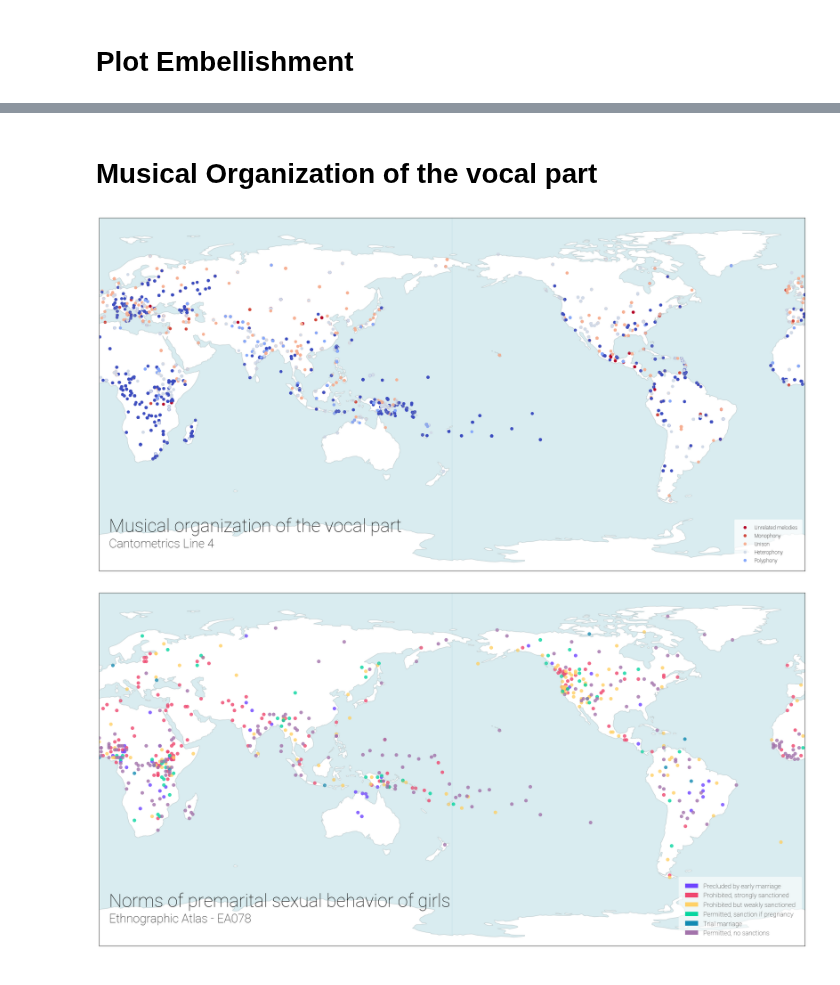
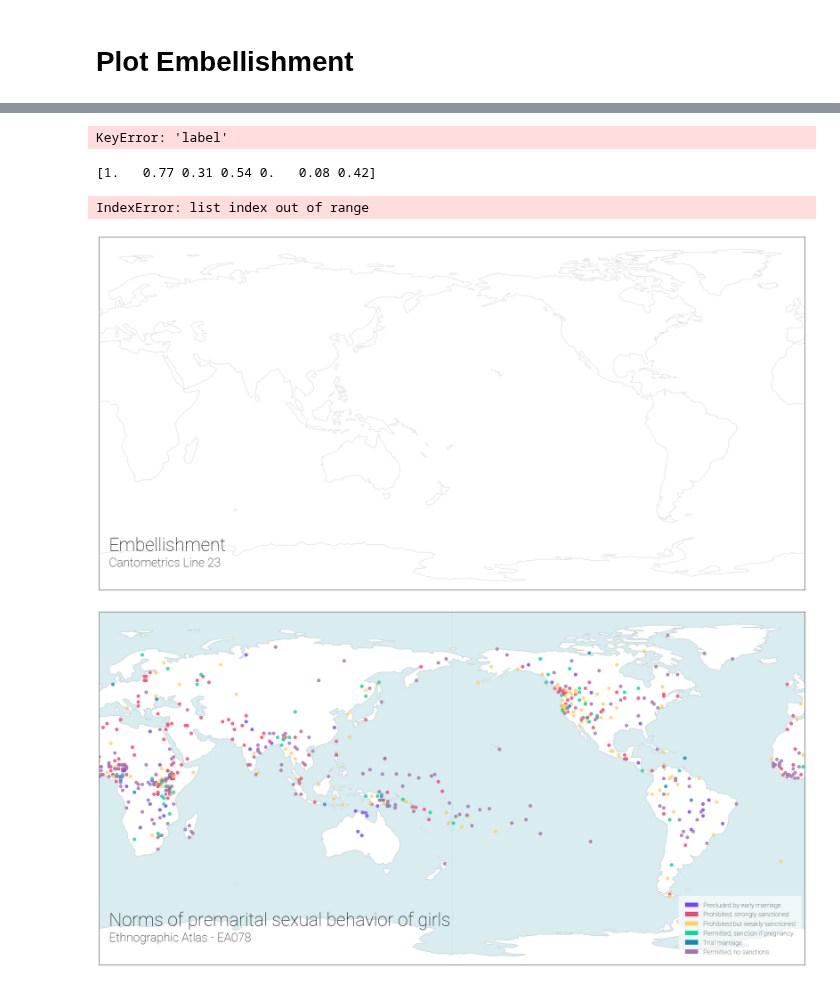
Before and after one commit to theglobaljukebox/Woodetal2021-Analysis, a Jupyter notebook: Map Plots.ipynb, the cells around one changed output, grey strips where cells are left out. Drawn from its saved outputs; the diff is of its cells as text; code cells hidden in the pictures.

```diff
--- a/Map Plots.ipynb
+++ b/Map Plots.ipynb
@@ -7,7 +9,7 @@ import matplotlib.font_manager as font_manager
 # %% [markdown]
 ## Read the data
 # %%
-modal_profiles = pd.read_csv('./output/single_modal_profile.csv')
+modal_profiles = pd.read_csv('./output/modal_profiles.csv')
 
 x,y = ([] for i in range(2))
 for i, row in modal_profiles['lat'].iteritems():
@@ -78,10 +42,63 @@ plot_map(23, 'Embellishment', labels)
-# %% [markdown]
-# Musical Organization of the vocal part
-# %%
-labels = ["Unrelated melodies","Monophony","Unison", "Heterophony","Polyphony"]
-
-
-plot_map(4, 'Musical organization of the vocal part', labels)
-# %% [output]
-[figure, removed]
+# %%
+for row in modal_profiles[column_name]:
+    print(row)
+# %% [output]
+KeyError: 'label'
+# %%
+label_names = ["Extreme embellishment", "Much embellishment",
+              "Slight embellishment","Little embellishment", "No embelishment"]
+
+linenum = 23
+vname = "Embellishment"
+
+column_name = 'line_'+str(linenum)
+color_map = {}
+line_title = 'Cantometrics Line '+str(linenum)
+variable_name = vname
+filename = './figs/'+vname.lower()+'.png'
+
+custom_labels = modal_profiles[column_name].unique()
+print(modal_profiles[column_name].unique())
+colors = ['#6E44FF', '#EF476F', '#FFD166', '#06D6A0', '#118AB2', '#A373AB']
+
+clon = 180
+fig = plt.figure(figsize=(30,15))
+ax = fig.add_subplot(1,1,1,projection=ccrs.PlateCarree(central_longitude=180.0))
+ax.set_global()
+ax.coastlines(alpha=.5, color="#B4B4B4")
+ax.text(-175, -70, variable_name, fontsize=42, fontfamily="Roboto", color="Black")
+ax.text(-175, -78, line_title, fontsize=28, fontfamily="Roboto", color="Black")
+plt.rcParams['legend.title_fontsize'] = 'x-large'
+plt.rc('font',family='Roboto')
+
+for i, item in enumerate(custom_labels):
+    color_map[item] = colors[i]
+
+scatter = ax.scatter(x,  y,
+           c=modal_profiles[column_name].apply(lambda x: color_map[x]),
+           cmap="coolwarm_r",
+           alpha=1,
+           marker='o')
+ax.add_feature(cfeature.OCEAN, alpha=.6, color="#C0E0E6")
+
+patch_1 = mpatches.Circle((0,0), radius=50, fc='#6E44FF', label=label_names[0])
+patch_2 = mpatches.Circle((0,0), radius=50, fc='#EF476F', label=label_names[1])
+patch_3 = mpatches.Circle((0,0), radius=50, fc='#FFD166', label=label_names[2])
+patch_4 = mpatches.Circle((0,0), radius=50, fc='#06D6A0', label=label_names[3])
+patch_5 = mpatches.Circle((0,0), radius=50, fc='#118AB2', label=label_names[4])
+#     patch_6 = mpatches.Circle((0,0), radius=50, fc='#A373AB', label=label_names[5])
+
+plt.legend(handles=[patch_1, patch_2, patch_3, patch_4, patch_5],
+                    loc="lower right",
+                    borderpad = 1,
+                    framealpha = 0.6,
+                    edgecolor ="none",
+                    fontsize=15)
+
+plt.savefig(filename)
+plt.show()
+# %% [output]
+[1.   0.77 0.31 0.54 0.   0.08 0.42]
+IndexError: list index out of range
+[figure, added]
 # %%
```
Also changed, not shown: parts of 4 cells of this notebook, 5 other files.
